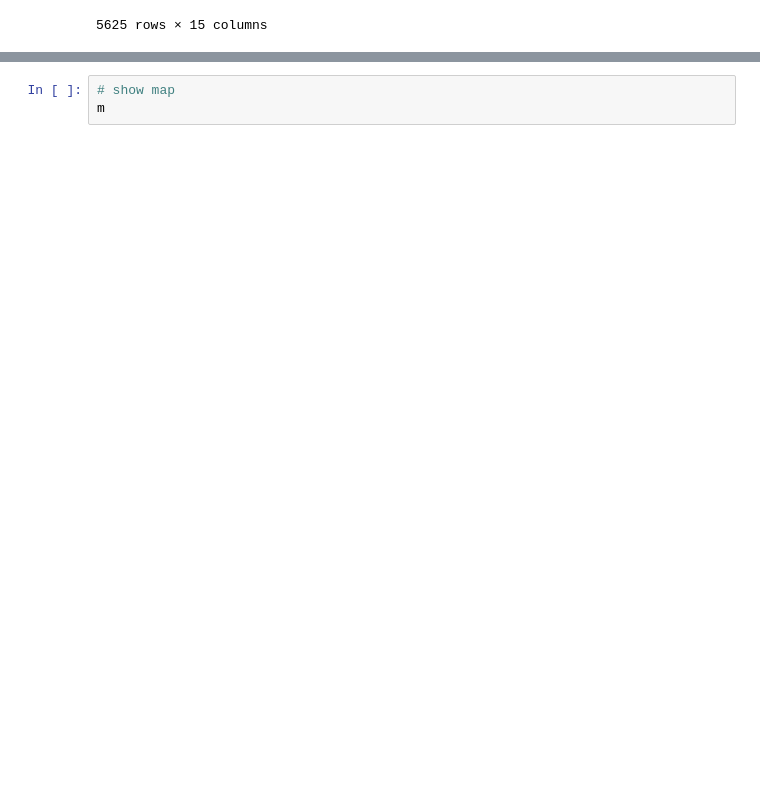
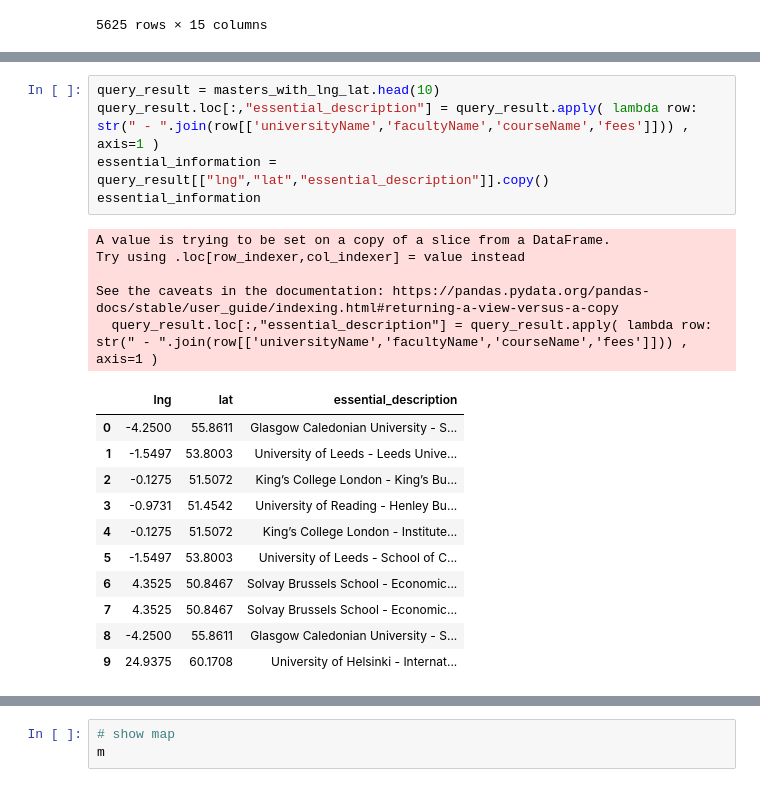
Before and after one commit to Reeb00/HW3_group1, a Jupyter notebook: RQ4.ipynb, the cells around one changed output, grey strips where cells are left out. Drawn from its saved outputs; the diff is of its cells as text; blank space fills up the shorter version.

```diff
--- a/RQ4.ipynb
+++ b/RQ4.ipynb
@@ -321,0 +344,22 @@ for i in range(len(gdf)):
+# %%
+query_result = masters_with_lng_lat.head(10)
+query_result.loc[:,"essential_description"] = query_result.apply( lambda row: str(" - ".join(row[['universityName','facultyName','courseName','fees']])) , axis=1 )
+essential_information = query_result[["lng","lat","essential_description"]].copy()
+essential_information
+# %% [output]
+A value is trying to be set on a copy of a slice from a DataFrame.
+Try using .loc[row_indexer,col_indexer] = value instead
+
+See the caveats in the documentation: https://pandas.pydata.org/pandas-docs/stable/user_guide/indexing.html#returning-a-view-versus-a-copy
+  query_result.loc[:,"essential_description"] = query_result.apply( lambda row: str(" - ".join(row[['universityName','facultyName','courseName','fees']])) , axis=1 )
+|  | lng | lat | essential_description |
+| 0 | -4.2500 | 55.8611 | Glasgow Caledonian University - S... |
+| 1 | -1.5497 | 53.8003 | University of Leeds - Leeds Unive... |
+| 2 | -0.1275 | 51.5072 | King’s College London - King’s Bu... |
+| 3 | -0.9731 | 51.4542 | University of Reading - Henley Bu... |
+| 4 | -0.1275 | 51.5072 | King’s College London - Institute... |
+| 5 | -1.5497 | 53.8003 | University of Leeds - School of C... |
+| 6 | 4.3525 | 50.8467 | Solvay Brussels School - Economic... |
+| 7 | 4.3525 | 50.8467 | Solvay Brussels School - Economic... |
+| 8 | -4.2500 | 55.8611 | Glasgow Caledonian University - S... |
+| 9 | 24.9375 | 60.1708 | University of Helsinki - Internat... |
```
Also changed, not shown: parts of 22 cells of this notebook, 6 other files.
